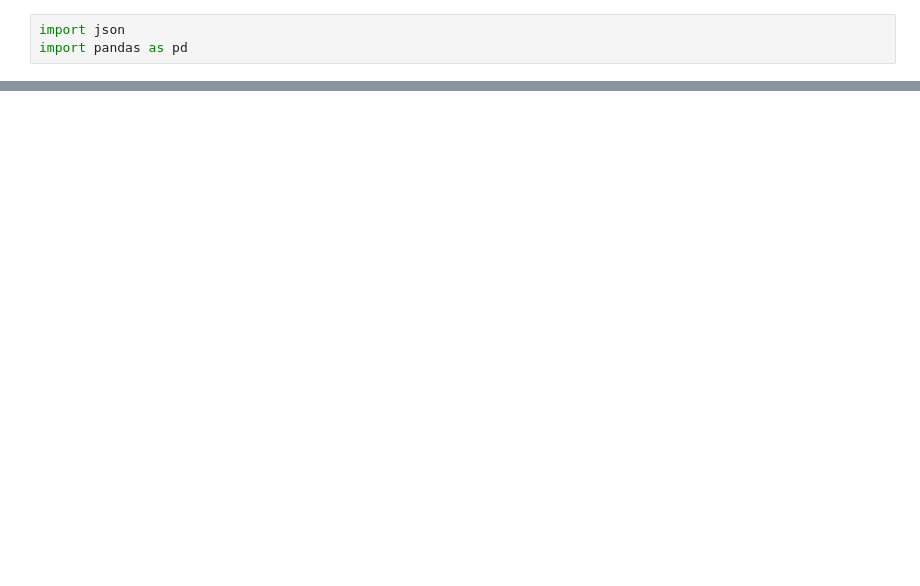
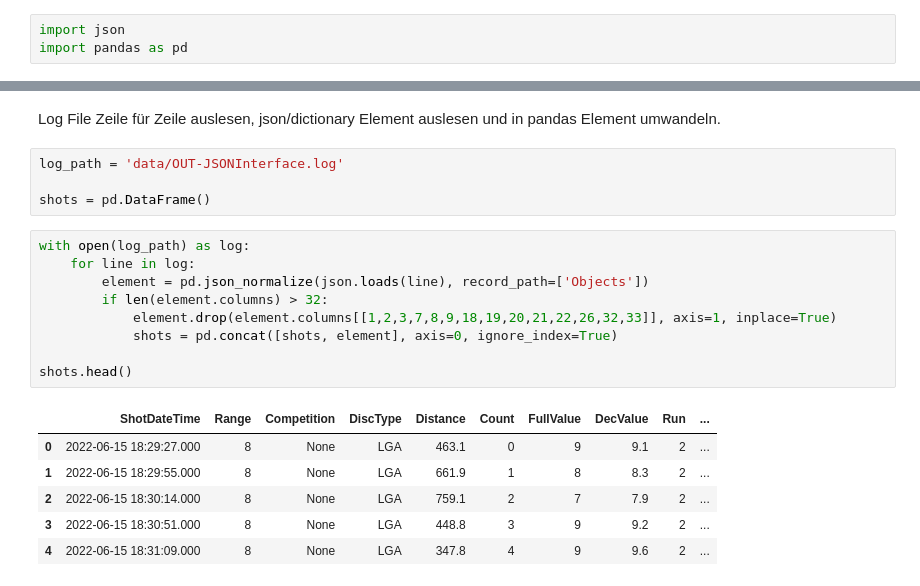
Before and after one commit to tispar/Pokalschiessen, a Jupyter notebook: backend.ipynb, the cells around one changed output, grey strips where cells are left out. Saved outputs shown, nothing was run; the diff lists cells and outputs as text; blank space fills up the shorter version.

```diff
--- a/backend.ipynb
+++ b/backend.ipynb
@@ -30,0 +53,22 @@ df.head(20)
+# %% [markdown]
+Log File Zeile für Zeile auslesen, json/dictionary Element auslesen und in pandas Element umwandeln.
+# %%
+log_path = 'data/OUT-JSONInterface.log'
+
+shots = pd.DataFrame()
+# %%
+with open(log_path) as log:
+    for line in log:
+        element = pd.json_normalize(json.loads(line), record_path=['Objects'])
+        if len(element.columns) > 32:
+            element.drop(element.columns[[1,2,3,7,8,9,18,19,20,21,22,26,32,33]], axis=1, inplace=True)
+            shots = pd.concat([shots, element], axis=0, ignore_index=True)
+
+shots.head()
+# %% [output]
+|  | ShotDateTime | Range | Competition | DiscType | Distance | Count | FullValue | DecValue | Run | ... |
+| 0 | 2022-06-15 18:29:27.000 | 8 | None | LGA | 463.1 | 0 | 9 | 9.1 | 2 | ... |
+| 1 | 2022-06-15 18:29:55.000 | 8 | None | LGA | 661.9 | 1 | 8 | 8.3 | 2 | ... |
+| 2 | 2022-06-15 18:30:14.000 | 8 | None | LGA | 759.1 | 2 | 7 | 7.9 | 2 | ... |
+| 3 | 2022-06-15 18:30:51.000 | 8 | None | LGA | 448.8 | 3 | 9 | 9.2 | 2 | ... |
+| 4 | 2022-06-15 18:31:09.000 | 8 | None | LGA | 347.8 | 4 | 9 | 9.6 | 2 | ... |
```
Also changed, not shown: parts of 10 cells of this notebook.
